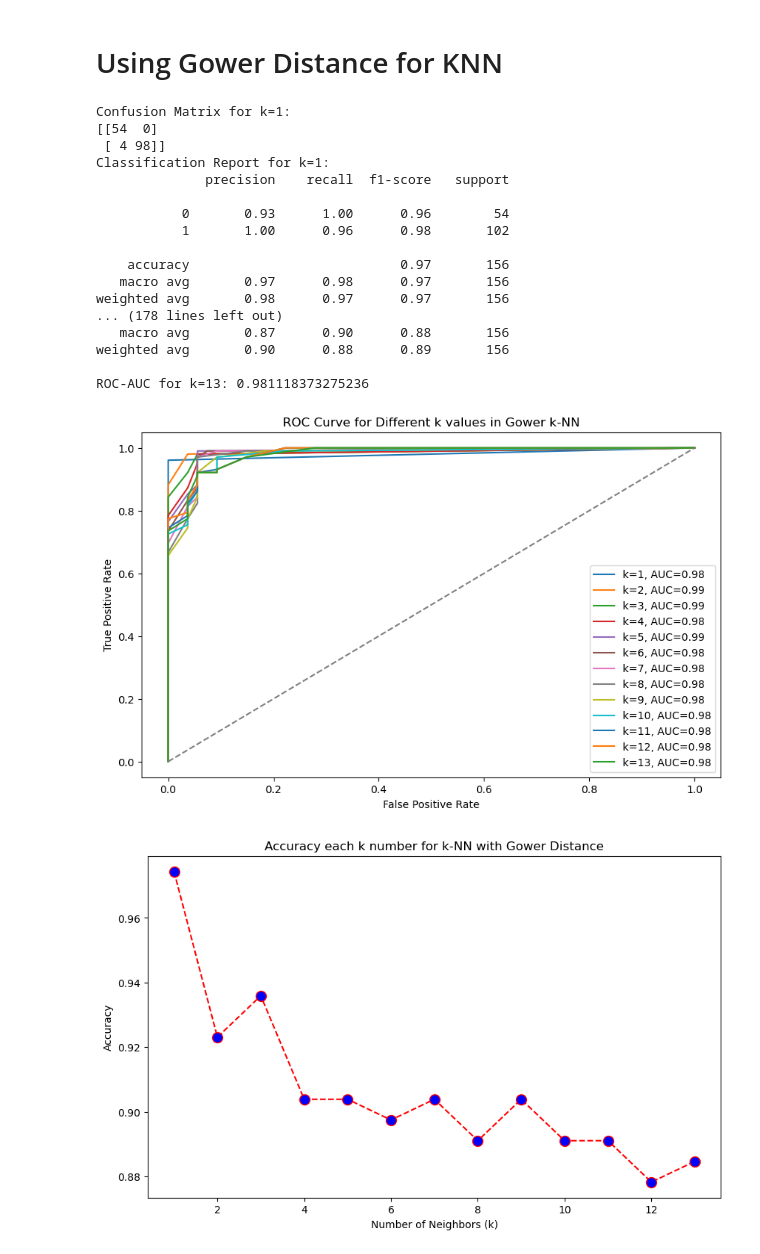
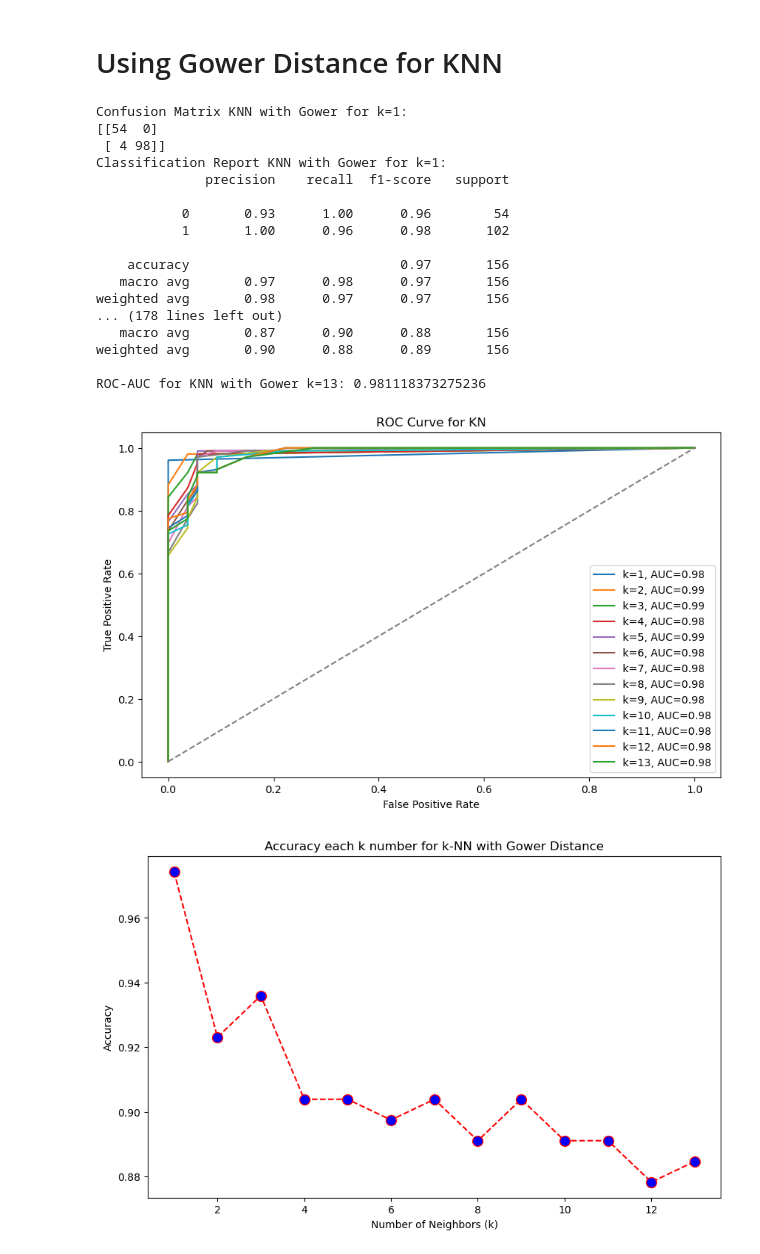
Before and after one commit to menggiGit33/KNN-Distance-Test, a Jupyter notebook: data2.ipynb, the cells around one changed output. Drawn from its saved outputs; the diff is of its cells as text; code cells hidden in the pictures.

Commit message:
add more context to plotting

```diff
--- a/data2.ipynb
+++ b/data2.ipynb
@@ -152,18 +152,18 @@ for k in k_values:
 
     # Confusion Matrix
     cm = confusion_matrix(y_test, y_pred)
-    print(f"Confusion Matrix for k={k}:\n{cm}")
+    print(f"Confusion Matrix KNN with Gower for k={k}:\n{cm}")
 
     # Classification Report
     cr = classification_report(y_test, y_pred)
-    print(f"Classification Report for k={k}:\n{cr}")
+    print(f"Classification Report KNN with Gower for k={k}:\n{cr}")
 
-    print(f"ROC-AUC for k={k}: {auc_score}\n")
+    print(f"ROC-AUC for KNN with Gower k={k}: {auc_score}\n")
 # %% [output]
-Confusion Matrix for k=1:
+Confusion Matrix KNN with Gower for k=1:
 [[54  0]
  [ 4 98]]
-Classification Report for k=1:
+Classification Report KNN with Gower for k=1:
               precision    recall  f1-score   support
 
            0       0.93      1.00      0.96        54
@@ -176,26 +176,26 @@ weighted avg       0.98      0.97      0.97       156
    macro avg       0.87      0.90      0.88       156
 weighted avg       0.90      0.88      0.89       156
 
-ROC-AUC for k=13: 0.981118373275236
+ROC-AUC for KNN with Gower k=13: 0.981118373275236
 # %%
 # Plot ROC curve for each value of k
 plt.figure(figsize=(10, 6))
 for k in k_values:
     y_proba = knn_with_gower_proba(X_train, X_test, y_train, k=k)
     fpr, tpr, _ = roc_curve(y_test, y_proba)
     roc_auc = auc(fpr, tpr)
     plt.plot(fpr, tpr, label=f'k={k}, AUC={roc_auc:.2f}')
 
 # Plot chance line
 plt.plot([0, 1], [0, 1], color='gray', linestyle='--')
 
 plt.xlabel('False Positive Rate')
 plt.ylabel('True Positive Rate')
-plt.title('ROC Curve for Different k values in Gower k-NN')
+plt.title('ROC Curve for KN')
 plt.legend(loc='lower right')
 plt.show()
 # %% [output]
-[figure, old version]
+[figure, new version]
 # %%
 #Plot graph summary of accuracy each k number
 plt.figure(figsize=(10, 6))
```
Also changed, not shown: parts of 3 cells of this notebook.
